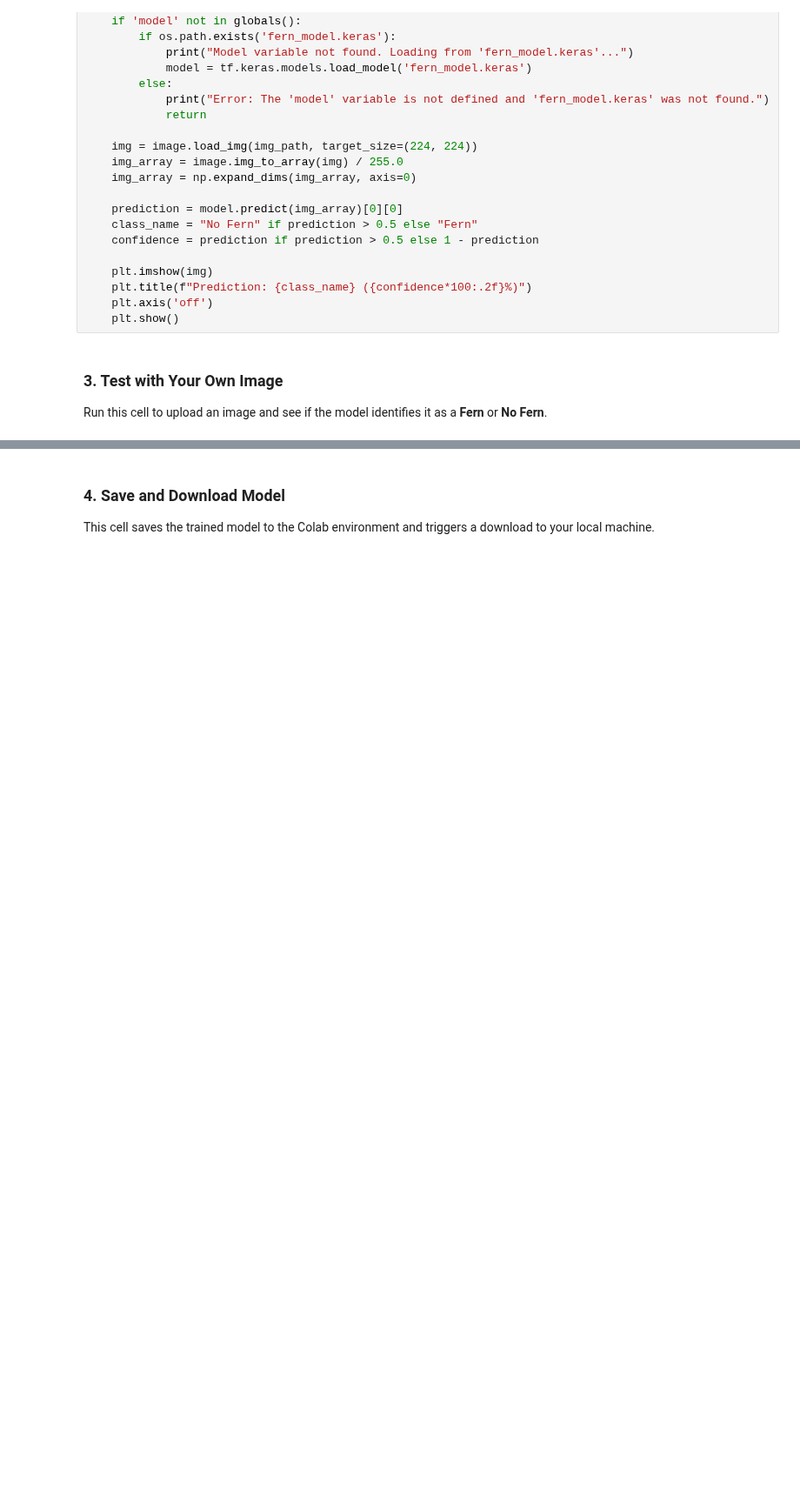
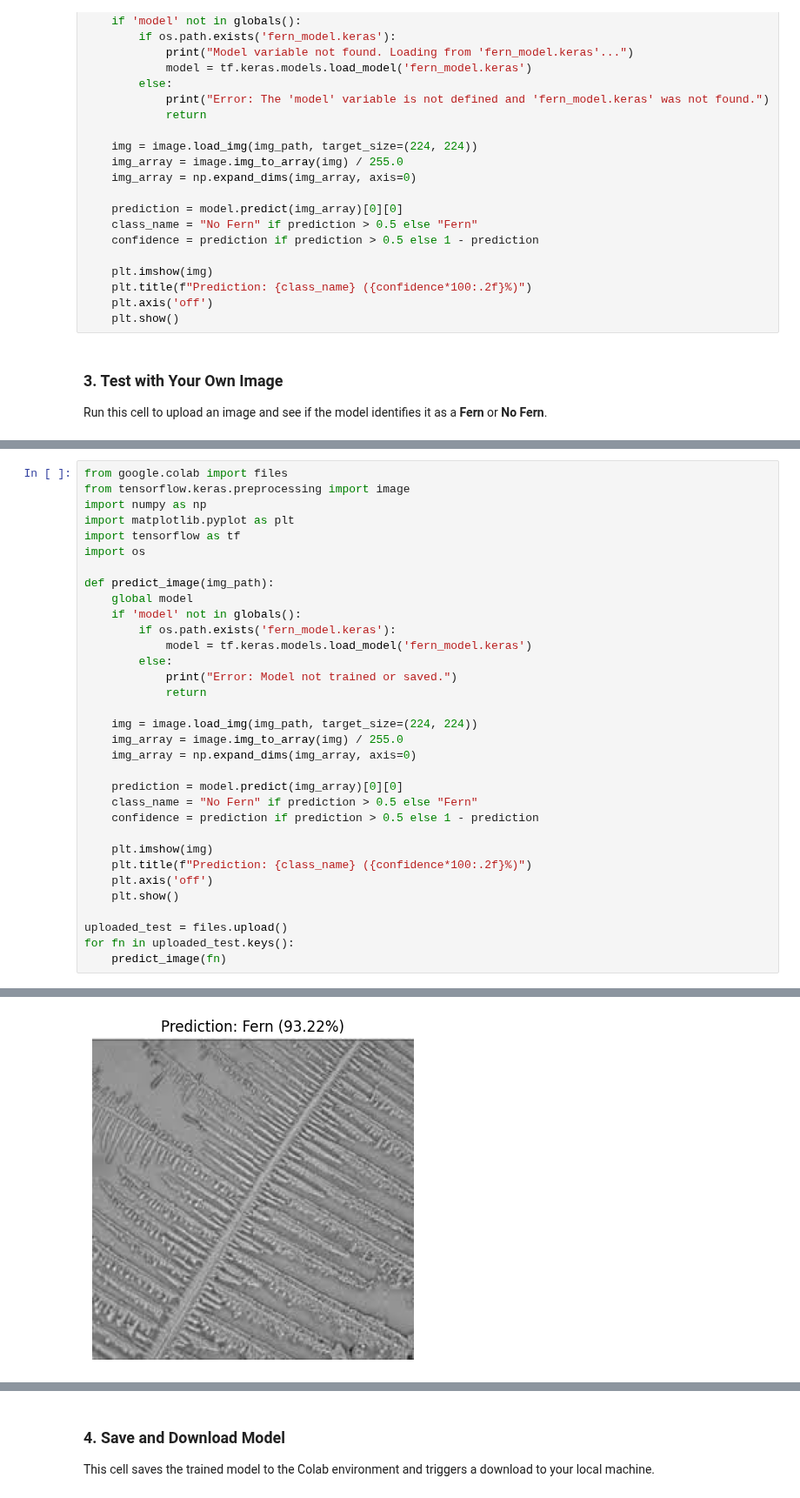
Before and after one commit to sanjay11082006/salivary-ferning-mobilenet-classification, a Jupyter notebook: salivary_ferning_mobilenet_classification.ipynb, the cells around one changed output, grey strips where cells are left out. Shown at 87% size. Cells and saved outputs as stored; diff of their text form; blank space fills up the shorter version.

```diff
--- a/salivary_ferning_mobilenet_classification.ipynb
+++ b/salivary_ferning_mobilenet_classification.ipynb
@@ -263,0 +191,34 @@ User uploaded file "images.jpg"
+# %%
+from google.colab import files
+from tensorflow.keras.preprocessing import image
+import numpy as np
+import matplotlib.pyplot as plt
+import tensorflow as tf
+import os
+
+def predict_image(img_path):
+    global model
+    if 'model' not in globals():
+        if os.path.exists('fern_model.keras'):
+            model = tf.keras.models.load_model('fern_model.keras')
+        else:
+            print("Error: Model not trained or saved.")
+            return
+
+    img = image.load_img(img_path, target_size=(224, 224))
+    img_array = image.img_to_array(img) / 255.0
+    img_array = np.expand_dims(img_array, axis=0)
+
+    prediction = model.predict(img_array)[0][0]
+    class_name = "No Fern" if prediction > 0.5 else "Fern"
+    confidence = prediction if prediction > 0.5 else 1 - prediction
+
+    plt.imshow(img)
+    plt.title(f"Prediction: {class_name} ({confidence*100:.2f}%)")
+    plt.axis('off')
+    plt.show()
+
+uploaded_test = files.upload()
+for fn in uploaded_test.keys():
+    predict_image(fn)
+# %% [output]
@@ -263,0 +228 @@ User uploaded file "images.jpg"
+[figure, added]
```
Also changed, not shown: parts of 9 cells of this notebook.
